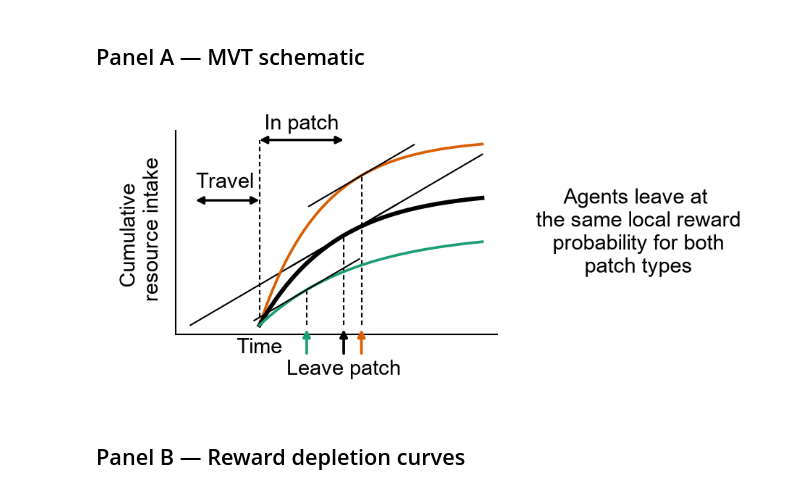
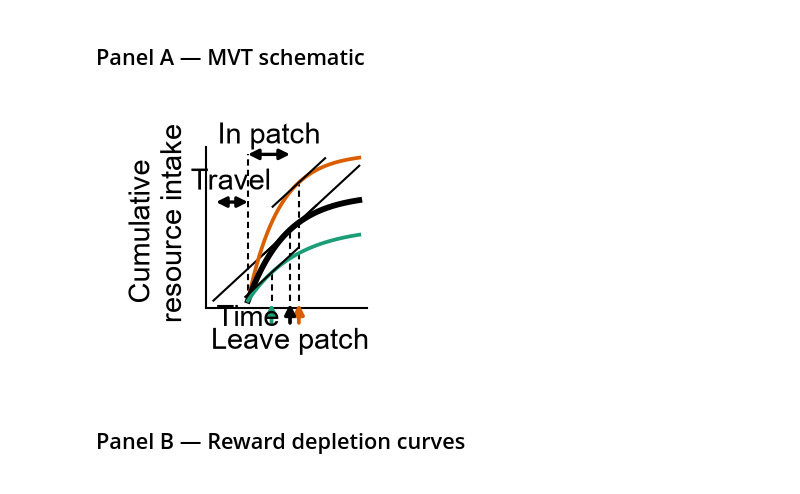
Before and after one commit to lauradriscoll/cosyne2026_adaptive_behavior, a Jupyter notebook: figures/fig2/make_panels_fig2.ipynb, the cells around one changed output. Drawn from its saved outputs; the diff is of its cells as text; code cells hidden in the pictures.

Commit message:
feat: update panels and layout for fig2

```diff
--- a/figures/fig2/make_panels_fig2.ipynb
+++ b/figures/fig2/make_panels_fig2.ipynb
@@ -151,9 +154,8 @@ def plot_mvt_schematic(travel_time=2.0):
     x_max = T + patches[0]["tau_leave"] + 3.5
     y_max = patches[0]["A"] * 1.08
 
-    fig, ax = panel_fig("fig2_A", ncols=2, width_ratios=[3, 2])
+    fig, ax1 = panel_fig("fig2_A")
     tau = np.linspace(0, x_max - T, 400)
-    ax1 = ax[0]
     # Global average-rate line from the origin
     ax1.plot([0, x_max], [0, slope * x_max], color="black", linewidth=0.5, zorder=1)
 
@@ -182,36 +184,34 @@ def plot_mvt_schematic(travel_time=2.0):
     x_black = T + patches[1]["tau_leave"]
     y_in = y_max * 0.92
     ax1.annotate("", xy=(T, y_in), xytext=(x_black, y_in), arrowprops=arrow)
     ax1.text((T + x_black) / 2, y_in + 0.03 * y_max, "In patch", ha="center", va="bottom")
-    ax[1].axis("off")
-    ax[1].text(0.5, 0.5, "Agents leave at \n the same local reward \n probability for both \npatch types", ha='center', va='center')
     # Leave arrows below the axis
     y_a0, y_a1 = -0.02 * y_max, -0.14 * y_max
     for pp in patches:
         xl = T + pp["tau_leave"]
         ax1.annotate("", xy=(xl, y_a0), xytext=(xl, y_a1),
                     arrowprops=dict(arrowstyle="-|>", color=pp["color"],
                                     linewidth=0.9, mutation_scale=5,
                                     shrinkA=0, shrinkB=0),
                     annotation_clip=False)
     ax1.text(x_black, y_a1 - 0.03 * y_max, "Leave patch", ha="center", va="top",
             clip_on=False)
     ax1.text(T, y_a1 * 0.8, "Time", ha="center", va="center", clip_on=False)
 
     # ax.set_xlim(0, x_max)
     # ax.set_ylim(-0.42 * y_max, y_max * 1.18)
     ax1.set_xticks([])
     ax1.set_yticks([])
     ax1.set_ylabel("Cumulative \n resource intake")
     plt.tight_layout()
     return fig, ax
 
 apply_style()
 fig, ax = plot_mvt_schematic(travel_time=2.0)
 plt.show()
 save_panel(fig, PANELS_DIR / "fig2_A.pdf")
 # %% [output]
-[figure, old version]
+[figure, new version]
 # %% [markdown]
 ## Panel B — Reward depletion curves
 # %%
```
Also changed, not shown: parts of 9 cells of this notebook, 19 other files.
